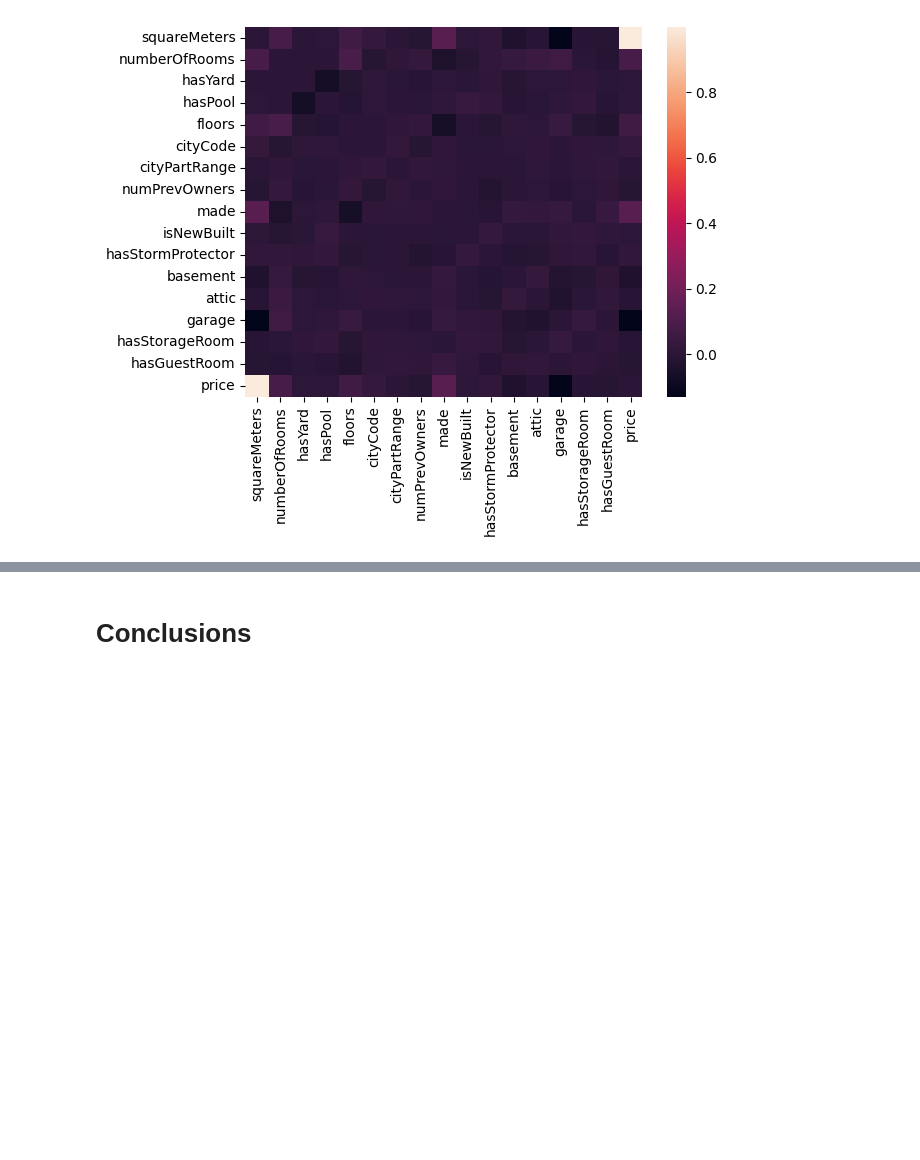
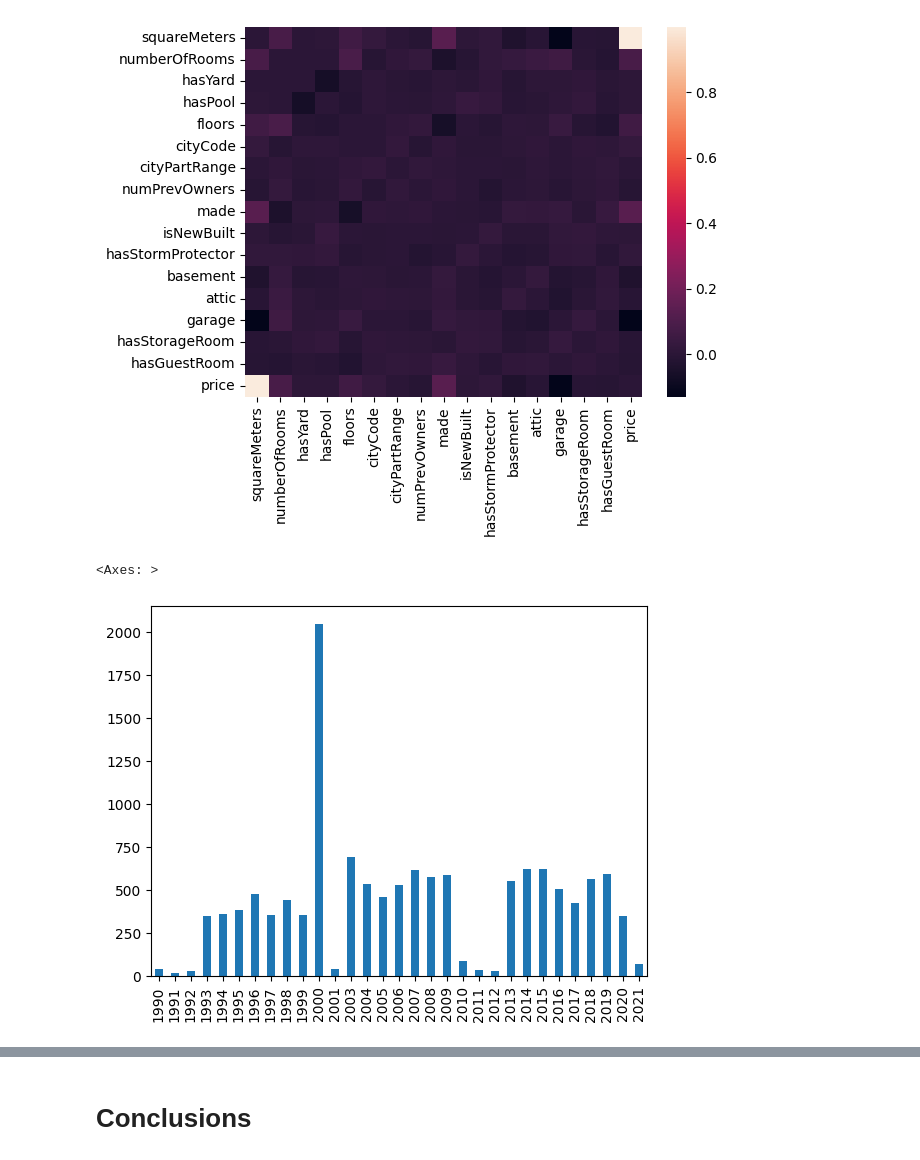
Before and after one commit to PashaIanko/Kaggle.ParisHousingPrices, a Jupyter notebook: 1_data_exploration.ipynb, the cells around one changed output, grey strips where cells are left out. Cells and saved outputs as stored; diff of their text form; code cells hidden in the pictures; blank space fills up the shorter version.

```diff
--- a/1_data_exploration.ipynb
+++ b/1_data_exploration.ipynb
@@ -316,3 +319,8 @@ from sklearn_utils import plot_correlation_matrix
 _ = plot_correlation_matrix(df_train, delete_diagonals=True)
 # %% [output]
 [figure]
+# %%
+df_train['made'].value_counts().sort_index().plot(kind='bar')
+# %% [output]
+<Axes: >
+[figure, added]
```
Also changed, not shown: parts of 14 cells of this notebook.
